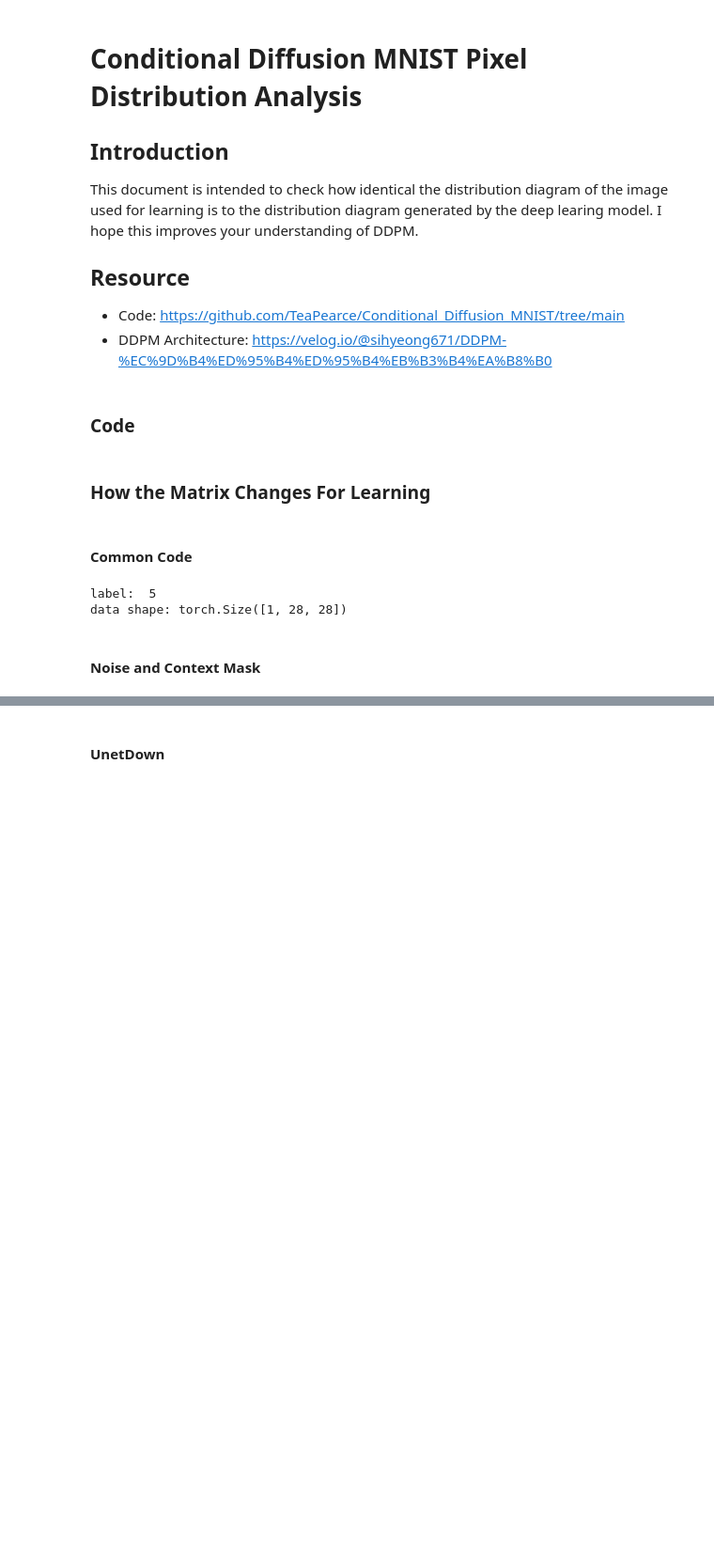
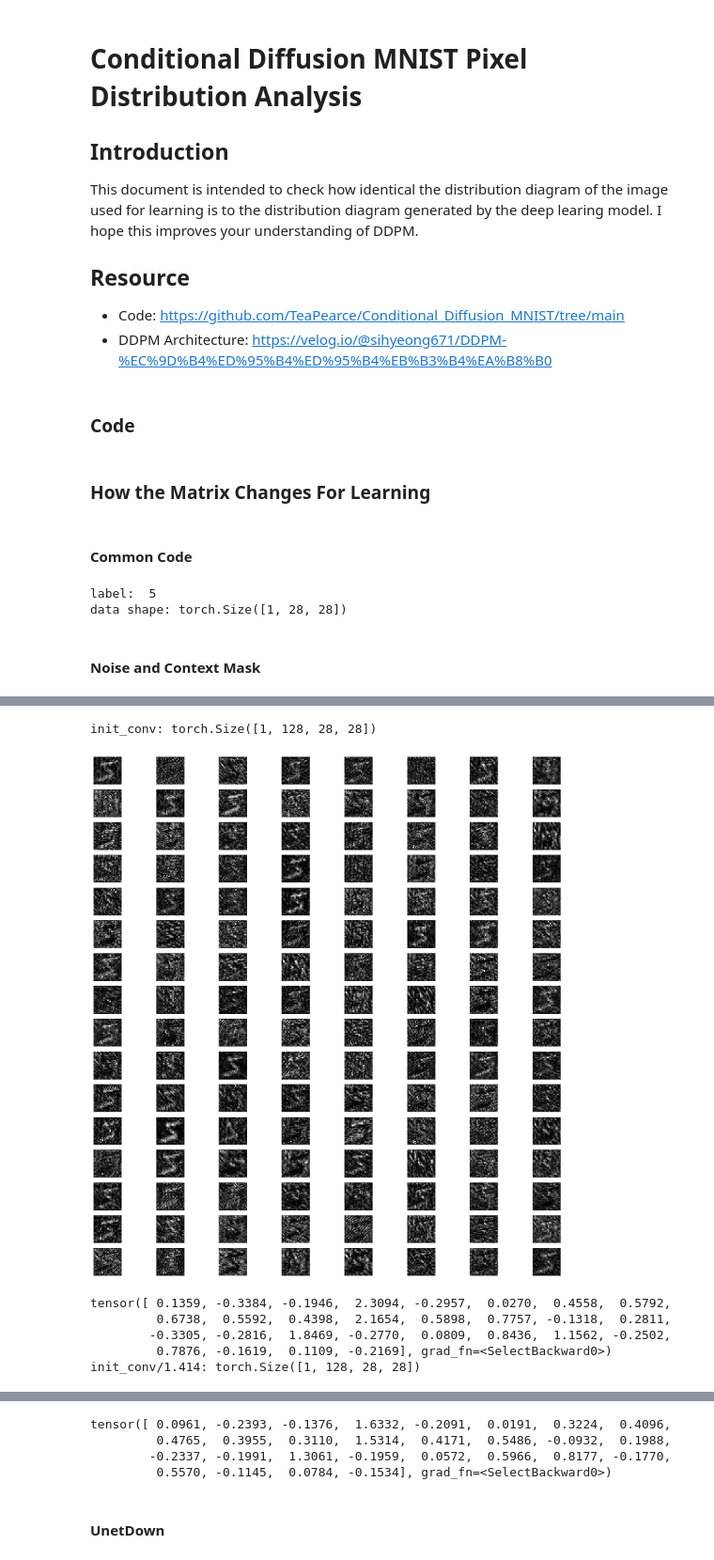
Before and after one commit to Easycelsius/study_ai, a Jupyter notebook: Coditional_Diffusion_MNIST_with_Distribution.ipynb, the cells around one changed output, grey strips where cells are left out. Shown at 94% size. Cells and saved outputs as stored; diff of their text form; code cells hidden in the pictures; blank space fills up the shorter version.

```diff
--- a/Coditional_Diffusion_MNIST_with_Distribution.ipynb
+++ b/Coditional_Diffusion_MNIST_with_Distribution.ipynb
@@ -490,0 +599,20 @@ new c (flip) = c * context_mask:  tensor([[-0., -0., -0., -0., -0., -1., -0., -0
+# %%
+# not same channel
+init_conv = x_t3 + x_t6
+print("init_conv:", init_conv.shape)
+channel_visualization("", init_conv)
+print(init_conv[0][0][0])
+
+# He 초기화(Kaiming 초기화)
+init_conv = init_conv/1.414
+print("init_conv/1.414:", init_conv.shape)
+channel_visualization("", init_conv)
+print(init_conv[0][0][0])
+# %% [output]
+init_conv: torch.Size([1, 128, 28, 28])
+[figure, added]
+tensor([ 0.1359, -0.3384, -0.1946,  2.3094, -0.2957,  0.0270,  0.4558,  0.5792,
+         0.6738,  0.5592,  0.4398,  2.1654,  0.5898,  0.7757, -0.1318,  0.2811,
+        -0.3305, -0.2816,  1.8469, -0.2770,  0.0809,  0.8436,  1.1562, -0.2502,
+         0.7876, -0.1619,  0.1109, -0.2169], grad_fn=<SelectBackward0>)
+init_conv/1.414: torch.Size([1, 128, 28, 28])
@@ -491,2 +620,6 @@ new c (flip) = c * context_mask:  tensor([[-0., -0., -0., -0., -0., -1., -0., -0
+tensor([ 0.0961, -0.2393, -0.1376,  1.6332, -0.2091,  0.0191,  0.3224,  0.4096,
+         0.4765,  0.3955,  0.3110,  1.5314,  0.4171,  0.5486, -0.0932,  0.1988,
+        -0.2337, -0.1991,  1.3061, -0.1959,  0.0572,  0.5966,  0.8177, -0.1770,
+         0.5570, -0.1145,  0.0784, -0.1534], grad_fn=<SelectBackward0>)
 # %% [markdown]
 #### UnetDown
```
Also changed, not shown: parts of 32 cells of this notebook.
